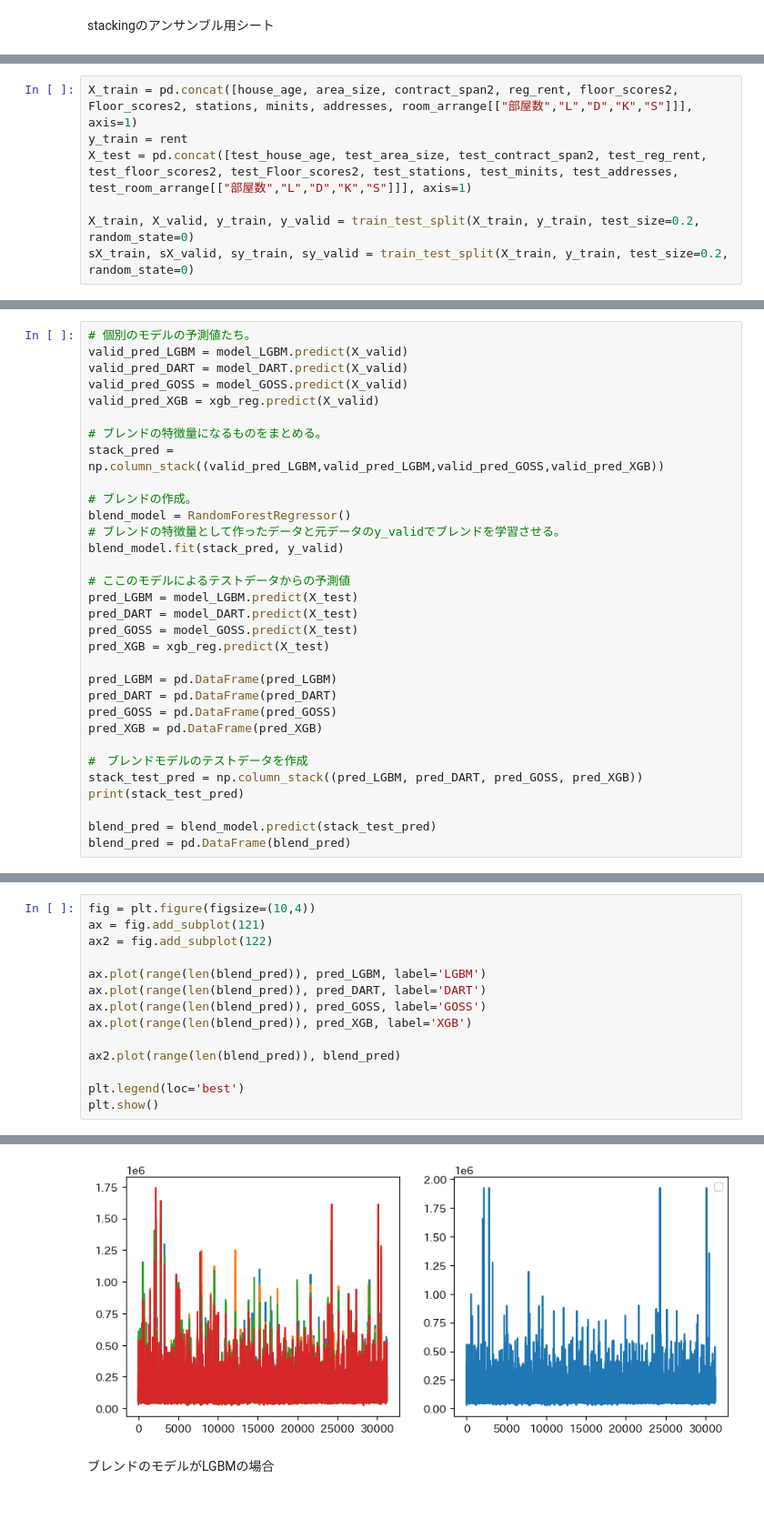
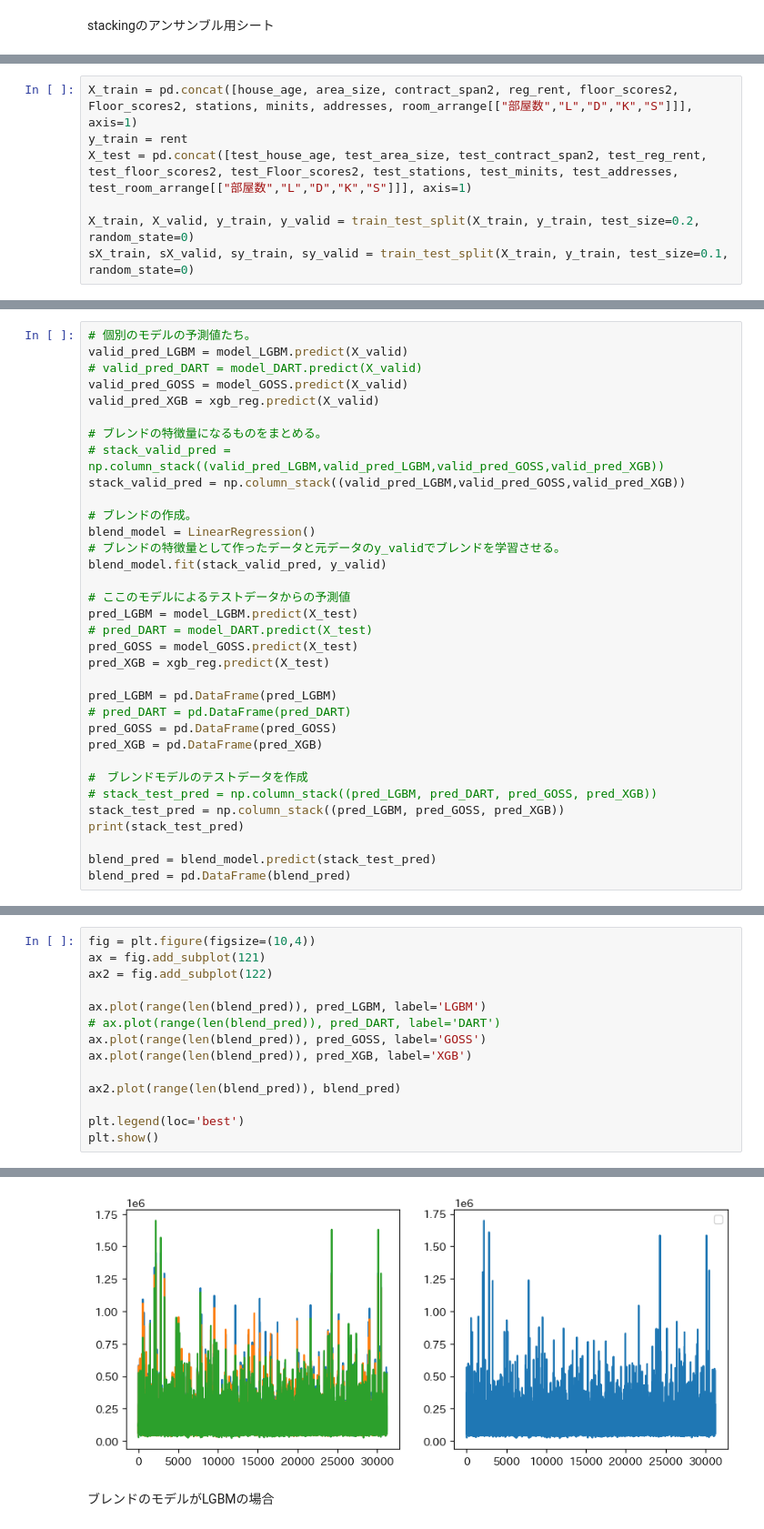
Before and after one commit to kyotoman-koshida/mynabi, a Jupyter notebook: stacking_ensemble.ipynb, the cells around one changed output, grey strips where cells are left out. Shown at 91% size. Drawn from its saved outputs; the diff is of its cells as text.

```diff
--- a/stacking_ensemble.ipynb
+++ b/stacking_ensemble.ipynb
@@ -65,7 +64,7 @@ y_train = rent
 X_test = pd.concat([test_house_age, test_area_size, test_contract_span2, test_reg_rent, test_floor_scores2, test_Floor_scores2, test_stations, test_minits, test_addresses, test_room_arrange[["部屋数","L","D","K","S"]]], axis=1)
 
 X_train, X_valid, y_train, y_valid = train_test_split(X_train, y_train, test_size=0.2, random_state=0)
-sX_train, sX_valid, sy_train, sy_valid = train_test_split(X_train, y_train, test_size=0.2, random_state=0)
+sX_train, sX_valid, sy_train, sy_valid = train_test_split(X_train, y_train, test_size=0.1, random_state=0)
 # %%
 category_lists = ['定期借家','最寄り駅', '所在地', 'L', 'D','K','S']
 
@@ -227,31 +205,33 @@ XGBRegressor(base_score=0.5, booster='gbtree', callbacks=None,
 # %%
 # 個別のモデルの予測値たち。
 valid_pred_LGBM = model_LGBM.predict(X_valid)
-valid_pred_DART = model_DART.predict(X_valid)
+# valid_pred_DART = model_DART.predict(X_valid)
 valid_pred_GOSS = model_GOSS.predict(X_valid)
 valid_pred_XGB = xgb_reg.predict(X_valid)
 
 # ブレンドの特徴量になるものをまとめる。
-stack_pred = np.column_stack((valid_pred_LGBM,valid_pred_LGBM,valid_pred_GOSS,valid_pred_XGB))
+# stack_valid_pred = np.column_stack((valid_pred_LGBM,valid_pred_LGBM,valid_pred_GOSS,valid_pred_XGB))
+stack_valid_pred = np.column_stack((valid_pred_LGBM,valid_pred_GOSS,valid_pred_XGB))
 
 # ブレンドの作成。
-blend_model = RandomForestRegressor()
+blend_model = LinearRegression()
 # ブレンドの特徴量として作ったデータと元データのy_validでブレンドを学習させる。
-blend_model.fit(stack_pred, y_valid)
+blend_model.fit(stack_valid_pred, y_valid)
 
 # ここのモデルによるテストデータからの予測値
 pred_LGBM = model_LGBM.predict(X_test)
-pred_DART = model_DART.predict(X_test)
+# pred_DART = model_DART.predict(X_test)
 pred_GOSS = model_GOSS.predict(X_test)
 pred_XGB = xgb_reg.predict(X_test)
 
 pred_LGBM = pd.DataFrame(pred_LGBM)
-pred_DART = pd.DataFrame(pred_DART)
+# pred_DART = pd.DataFrame(pred_DART)
 pred_GOSS = pd.DataFrame(pred_GOSS)
 pred_XGB = pd.DataFrame(pred_XGB)
 
 #　ブレンドモデルのテストデータを作成
-stack_test_pred = np.column_stack((pred_LGBM, pred_DART, pred_GOSS, pred_XGB))
+# stack_test_pred = np.column_stack((pred_LGBM, pred_DART, pred_GOSS, pred_XGB))
+stack_test_pred = np.column_stack((pred_LGBM, pred_GOSS, pred_XGB))
 print(stack_test_pred)
 
 blend_pred = blend_model.predict(stack_test_pred)
@@ -267,20 +247,20 @@ blend_pred = pd.DataFrame(blend_pred)
 # %%
 fig = plt.figure(figsize=(10,4))
 ax = fig.add_subplot(121)
 ax2 = fig.add_subplot(122)
 
 ax.plot(range(len(blend_pred)), pred_LGBM, label='LGBM')
-ax.plot(range(len(blend_pred)), pred_DART, label='DART')
+# ax.plot(range(len(blend_pred)), pred_DART, label='DART')
 ax.plot(range(len(blend_pred)), pred_GOSS, label='GOSS')
 ax.plot(range(len(blend_pred)), pred_XGB, label='XGB')
 
 ax2.plot(range(len(blend_pred)), blend_pred)
 
 plt.legend(loc='best')
 plt.show()
 # %% [output]
 No artists with labels found to put in legend.  Note that artists whose label start with an underscore are ignored when legend() is called with no argument.
-[figure, old version]
+[figure, new version]
 # %% [markdown]
 ブレンドのモデルがLGBMの場合
 # %%
```
Also changed, not shown: parts of 17 cells of this notebook, 4 other files.
